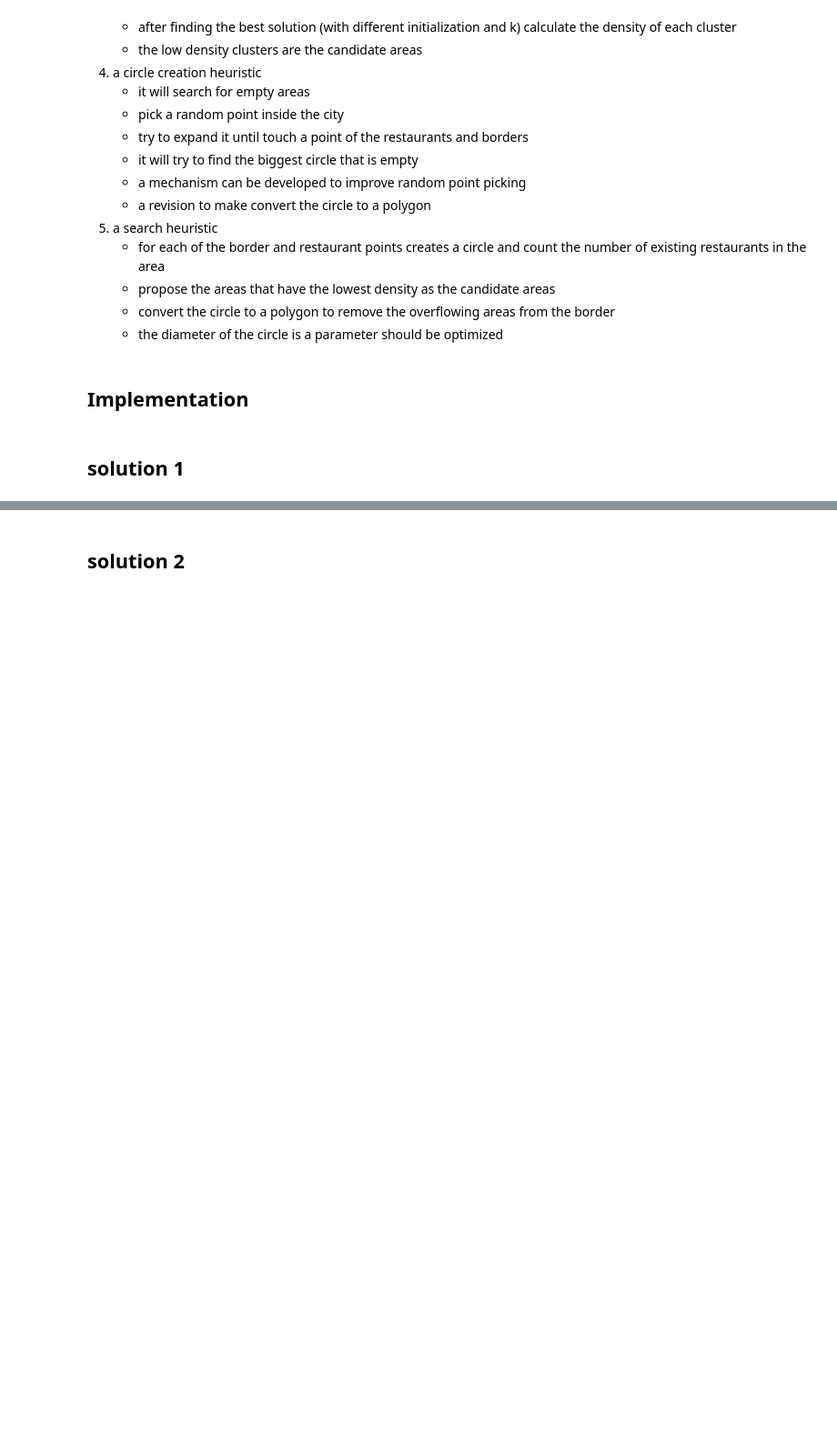
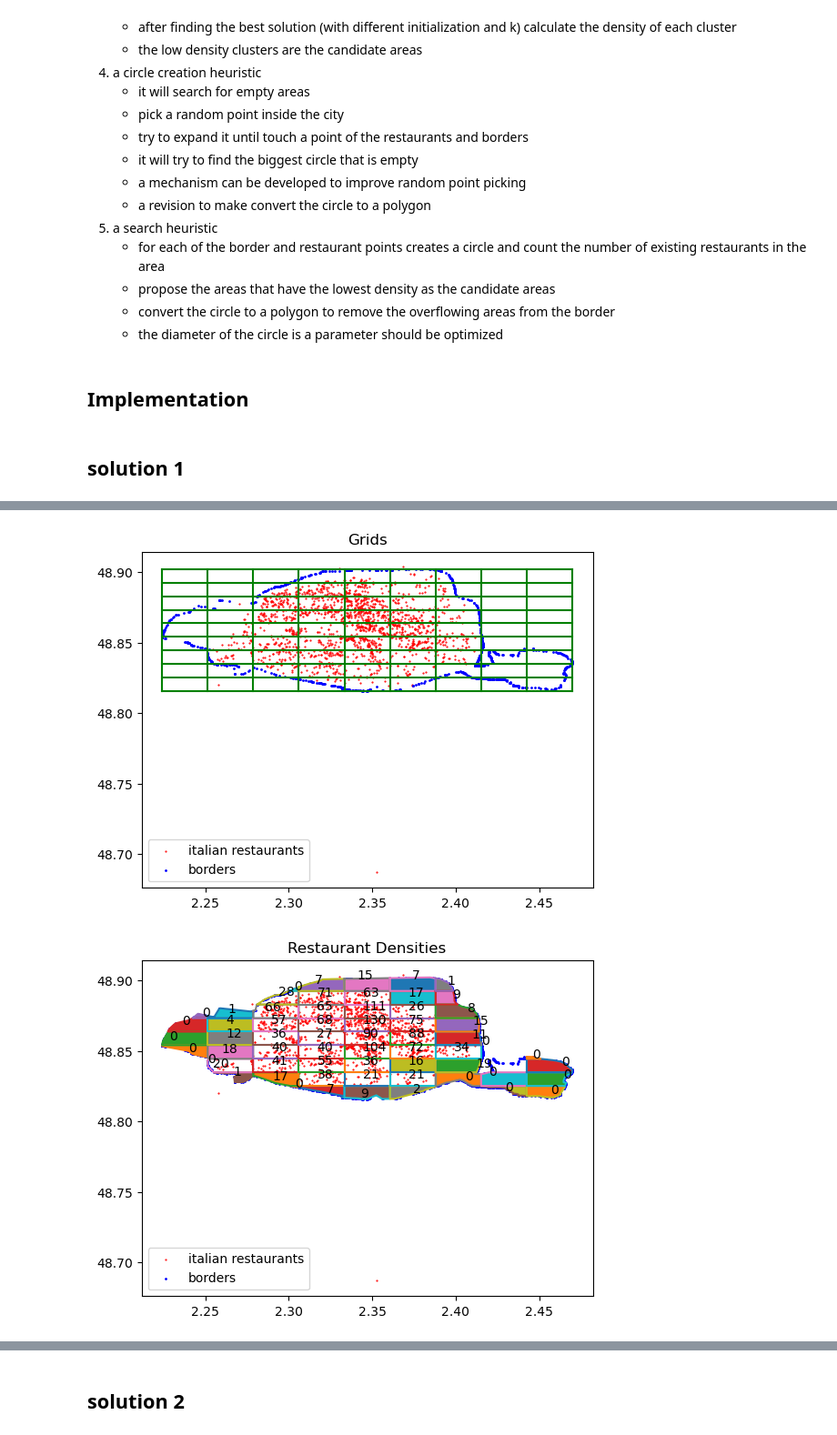
Before and after one commit to ihkaraman/foodstyles_tech_challenge, a Jupyter notebook: tech_challenge.ipynb, the cells around one changed output, grey strips where cells are left out. Shown at 91% size. Drawn from its saved outputs; the diff is of its cells as text; code cells hidden in the pictures; blank space fills up the shorter version.

```diff
--- a/tech_challenge.ipynb
+++ b/tech_challenge.ipynb
@@ -821,0 +884,7 @@ city as param
+# %%
+grid_size = 10
+dens_threshold = 20
+suggested_areas = find_grid_densities(paris_bp, paris_rests, grid_size, dens_threshold)
+# %% [output]
+[figure, added]
+[figure, added]
```
Also changed, not shown: parts of 28 cells of this notebook, 1 other file.
